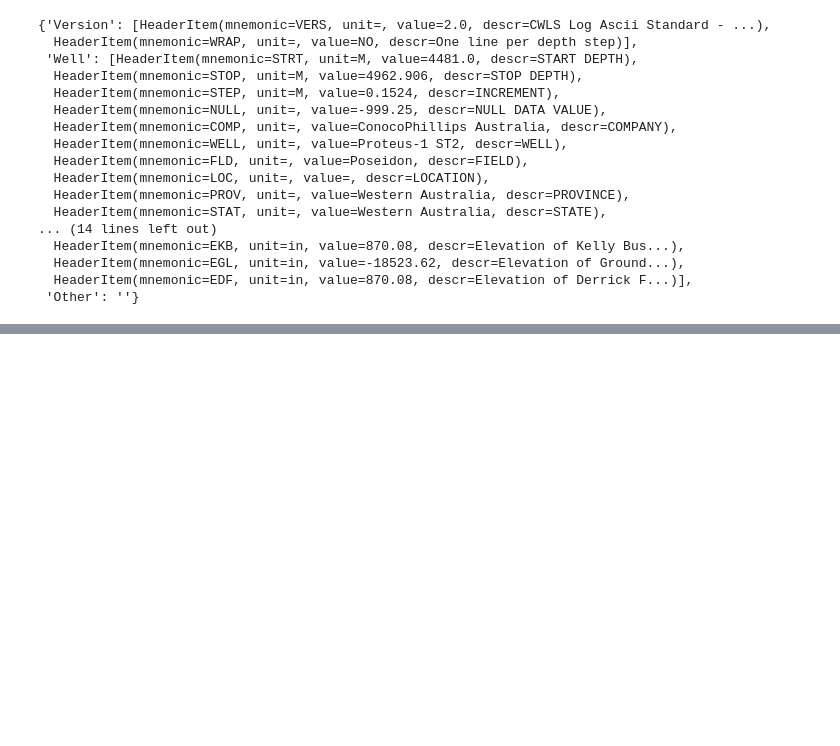
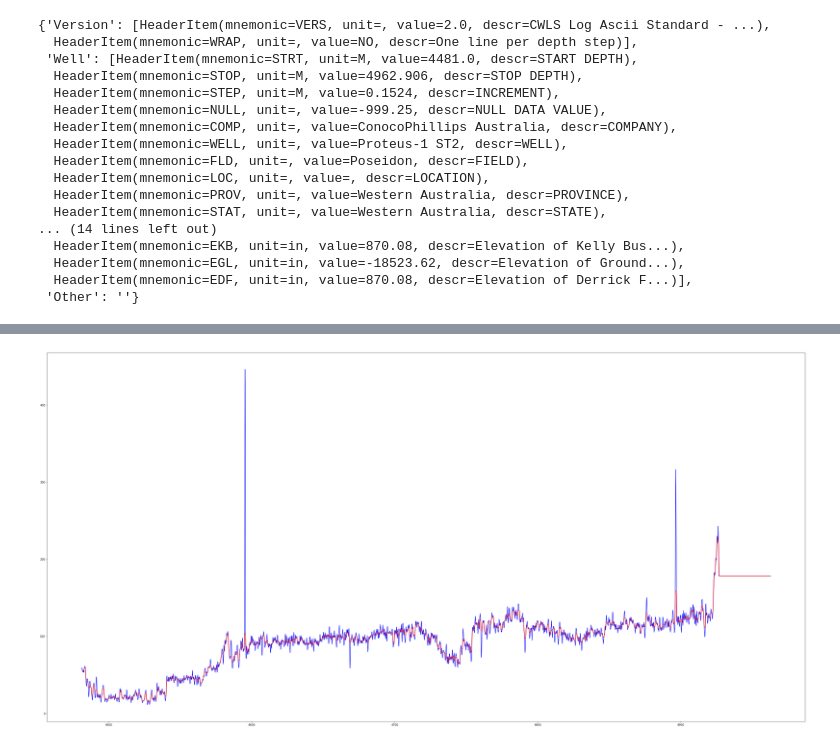
Before and after one commit to blasscoc/GeoHacker, a Jupyter notebook: notebooks/Read Some LAS.ipynb, the cells around one changed output, grey strips where cells are left out. Cells and saved outputs as stored; diff of their text form; code cells hidden in the pictures; blank space fills up the shorter version.

```diff
--- a/notebooks/Read Some LAS.ipynb
+++ b/notebooks/Read Some LAS.ipynb
@@ -54,0 +55,12 @@ DEPT
+# %%
+indx = np.abs(data['GR_STGC'] - med > 30)
+data['GR_STGC_filt'] = data['GR_STGC']
+data['GR_STGC_filt'][indx] = med[indx]
+# %%
+# data looks weird
+plt.figure(figsize=(50,25))
+plt.plot(data['GR_STGC'] ,'-b')
+plt.plot(data['GR_STGC'].rolling(window=10, center=True).median(),'-r')
+plt.show()
+# %% [output]
+[figure, added]
```
Also changed, not shown: parts of 6 cells of this notebook, 1 other file.
